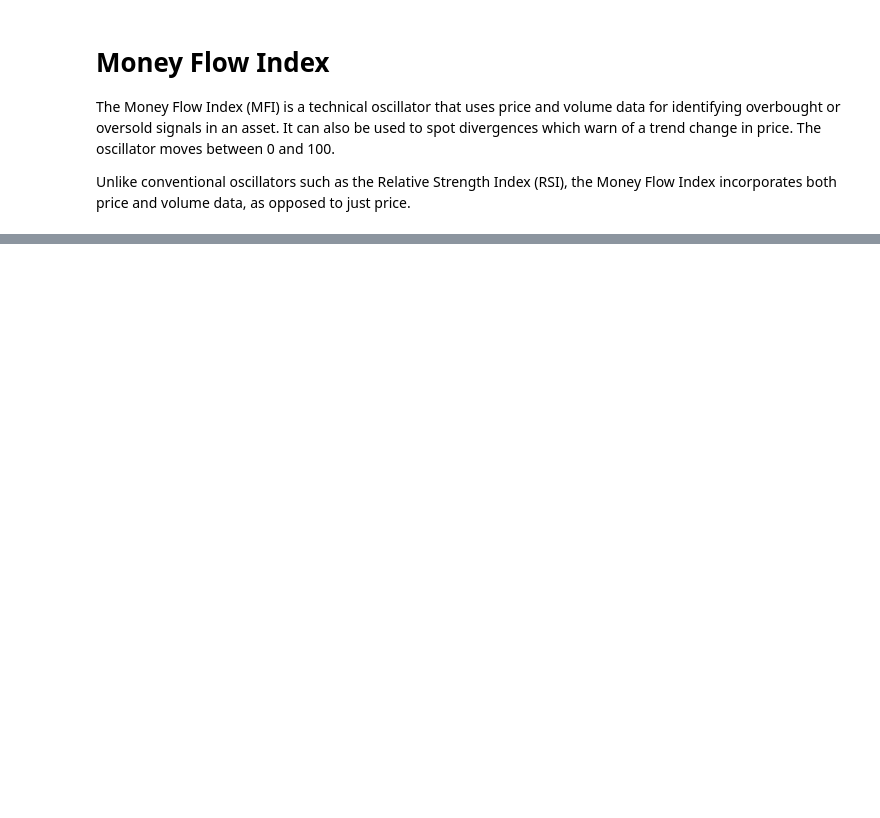
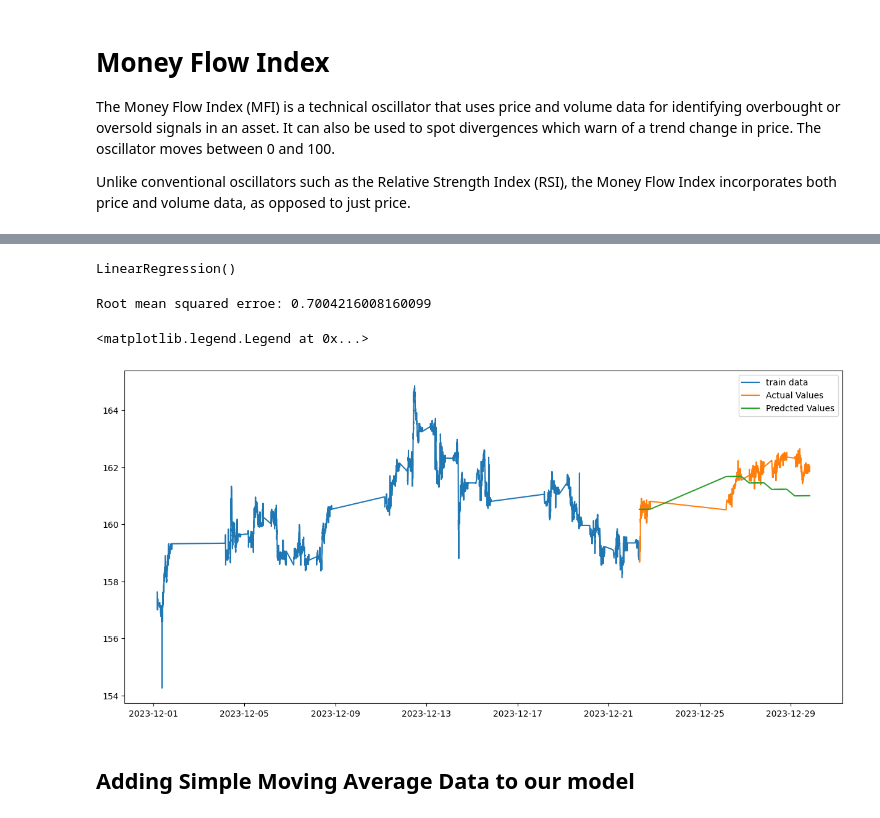
Before and after one commit to KarmanyaGupta1421/Compfinance, a Jupyter notebook: comp_finance.ipynb, the cells around one changed output, grey strips where cells are left out. Cells and saved outputs as stored; diff of their text form; code cells hidden in the pictures; blank space fills up the shorter version.

Commit message:
Added predictive algorithms

```diff
--- a/comp_finance.ipynb
+++ b/comp_finance.ipynb
@@ -208,0 +322,31 @@ plt.show()
+# %%
+#Training the Model
+y_train = train['Close']
+x_train = train.drop('Close', axis=1)
+y_valid = valid['Close']
+x_valid = valid.drop('Close', axis=1)
+
+from sklearn.linear_model import LinearRegression
+model = LinearRegression()
+model.fit(x_train,y_train)
+# %% [output]
+LinearRegression()
+# %%
+#Predicting values based on the trained model
+predicted_value = model.predict(x_valid)
+rms=np.sqrt(np.mean(np.power((np.array(y_valid)-np.array(predicted_value)),2)))
+print(f'Root mean squared error: {rms}')
+
+#plot the results
+valid = valid.assign(Predictions = predicted_value)
+plt.figure(figsize=(15,7))
+plt.plot(train['Close'], label = 'train data')
+plt.plot(valid['Close'], label = 'Actual Values')
+plt.plot(valid['Predictions'], label = 'Predcted Values')
+plt.legend()
+# %% [output]
+Root mean squared erroe: 0.7004216008160099
+<matplotlib.legend.Legend at 0x...>
+[figure, added]
+# %% [markdown]
+## Adding Simple Moving Average Data to our model
```
Also changed, not shown: parts of 20 cells of this notebook.
